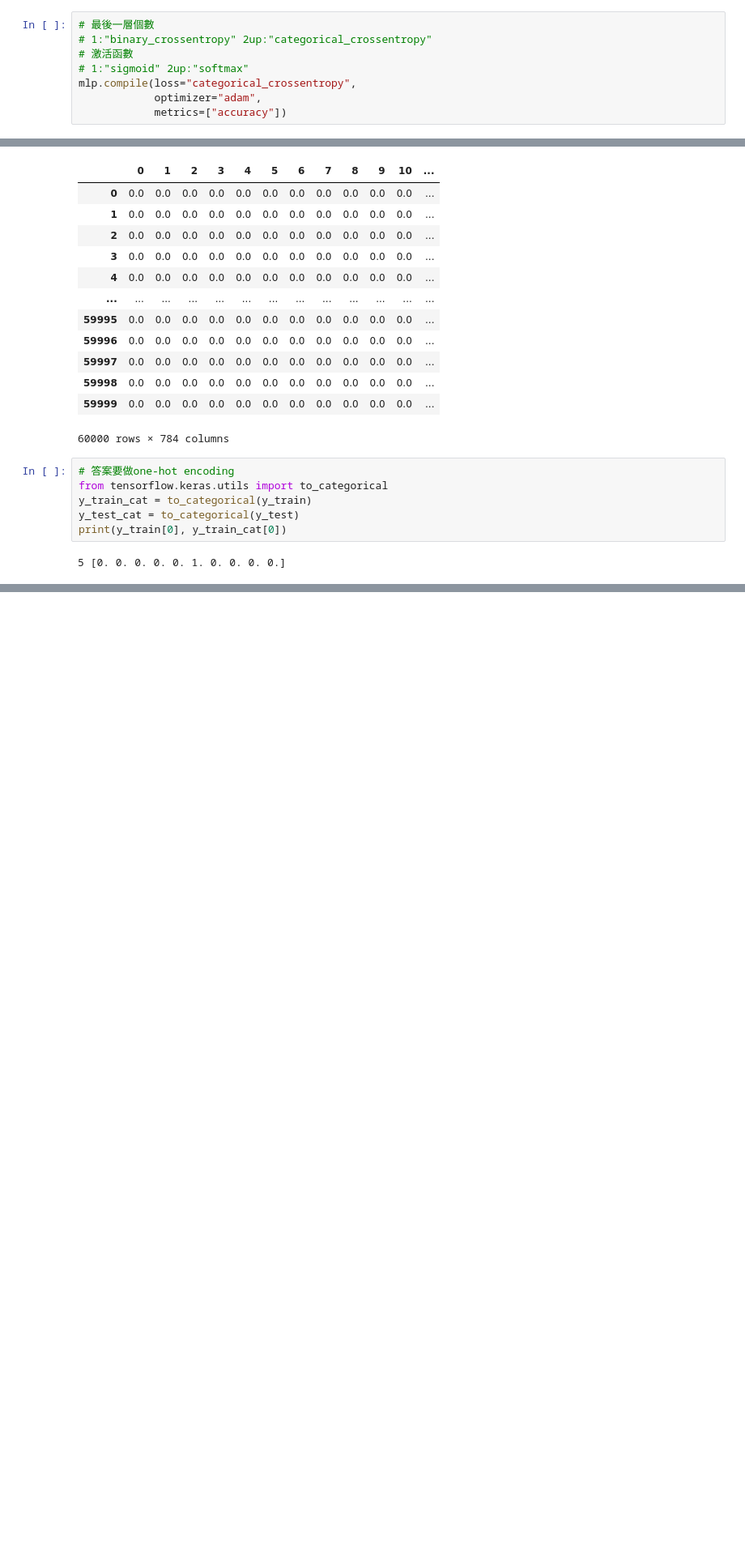
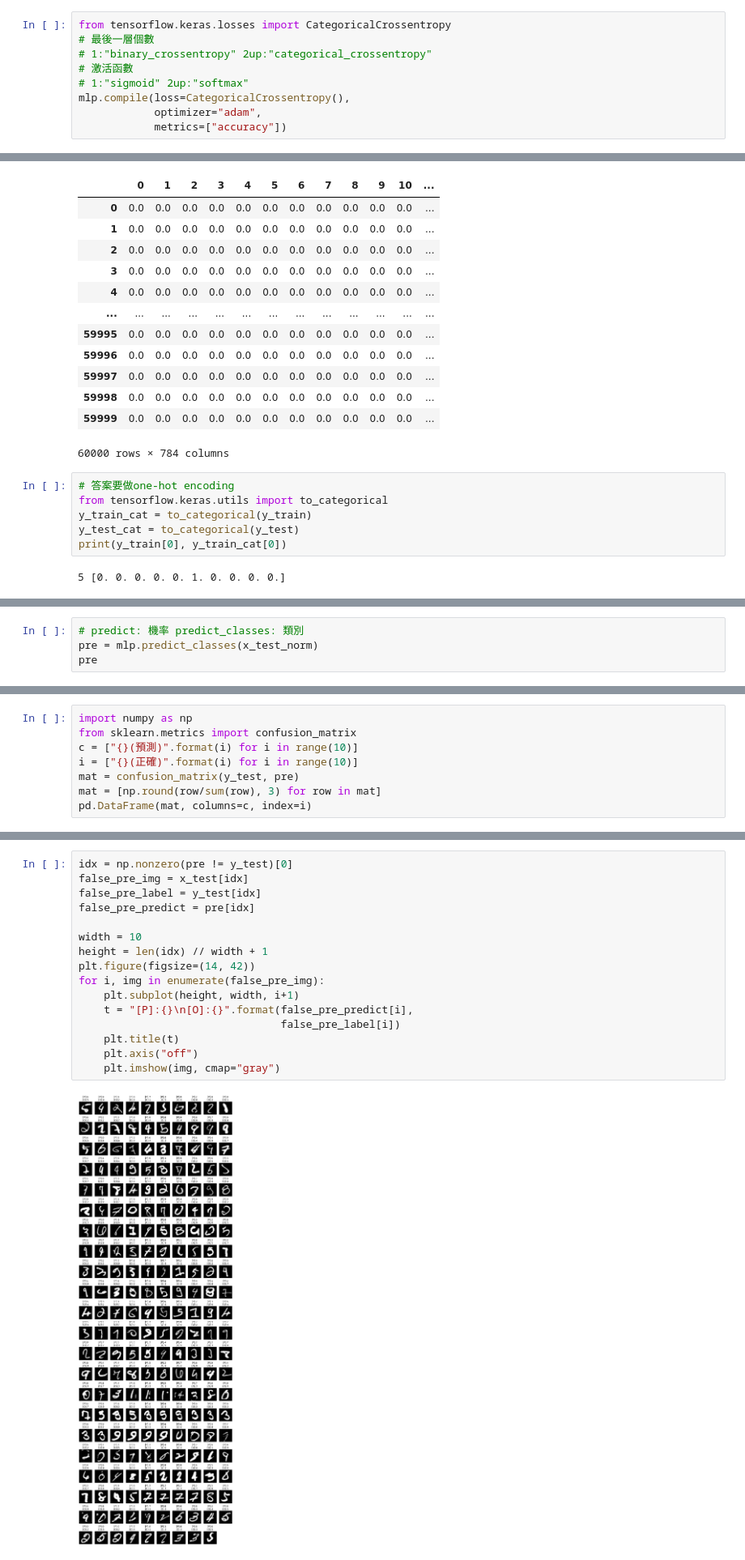
Before and after one commit to Elwing-Chou/ML0407, a Jupyter notebook: mlp.ipynb, the cells around one changed output, grey strips where cells are left out. Shown: that part at 81% size. Drawn from its saved outputs; the diff is of its cells as text; blank space fills up the shorter version.

```diff
--- a/mlp.ipynb
+++ b/mlp.ipynb
@@ -60,11 +60,12 @@ Trainable params: 101,770
 Non-trainable params: 0
 _________________________________________________________________
 # %%
+from tensorflow.keras.losses import CategoricalCrossentropy
 # 最後一層個數
 # 1:"binary_crossentropy" 2up:"categorical_crossentropy"
 # 激活函數
 # 1:"sigmoid" 2up:"softmax"
-mlp.compile(loss="categorical_crossentropy",
+mlp.compile(loss=CategoricalCrossentropy(),
             optimizer="adam",
             metrics=["accuracy"])
 # %%
@@ -127 +128,5 @@ Epoch 15/15
 <tensorflow.python.keras.callbacks.History at 0x...>
+# %%
+# predict: 機率 predict_classes: 類別
+pre = mlp.predict_classes(x_test_norm)
+pre
@@ -127,0 +140,8 @@ Epoch 15/15
+# %%
+import numpy as np
+from sklearn.metrics import confusion_matrix
+c = ["{}(預測)".format(i) for i in range(10)]
+i = ["{}(正確)".format(i) for i in range(10)]
+mat = confusion_matrix(y_test, pre)
+mat = [np.round(row/sum(row), 3) for row in mat]
+pd.DataFrame(mat, columns=c, index=i)
@@ -127,0 +160,18 @@ Epoch 15/15
+# %%
+idx = np.nonzero(pre != y_test)[0]
+false_pre_img = x_test[idx]
+false_pre_label = y_test[idx]
+false_pre_predict = pre[idx]
+
+width = 10
+height = len(idx) // width + 1
+plt.figure(figsize=(14, 42))
+for i, img in enumerate(false_pre_img):
+    plt.subplot(height, width, i+1)
+    t = "[P]:{}\n[O]:{}".format(false_pre_predict[i],
+                                false_pre_label[i])
+    plt.title(t)
+    plt.axis("off")
+    plt.imshow(img, cmap="gray")
+# %% [output]
+[figure, added]
```
Also changed, not shown: parts of 6 cells of this notebook.
